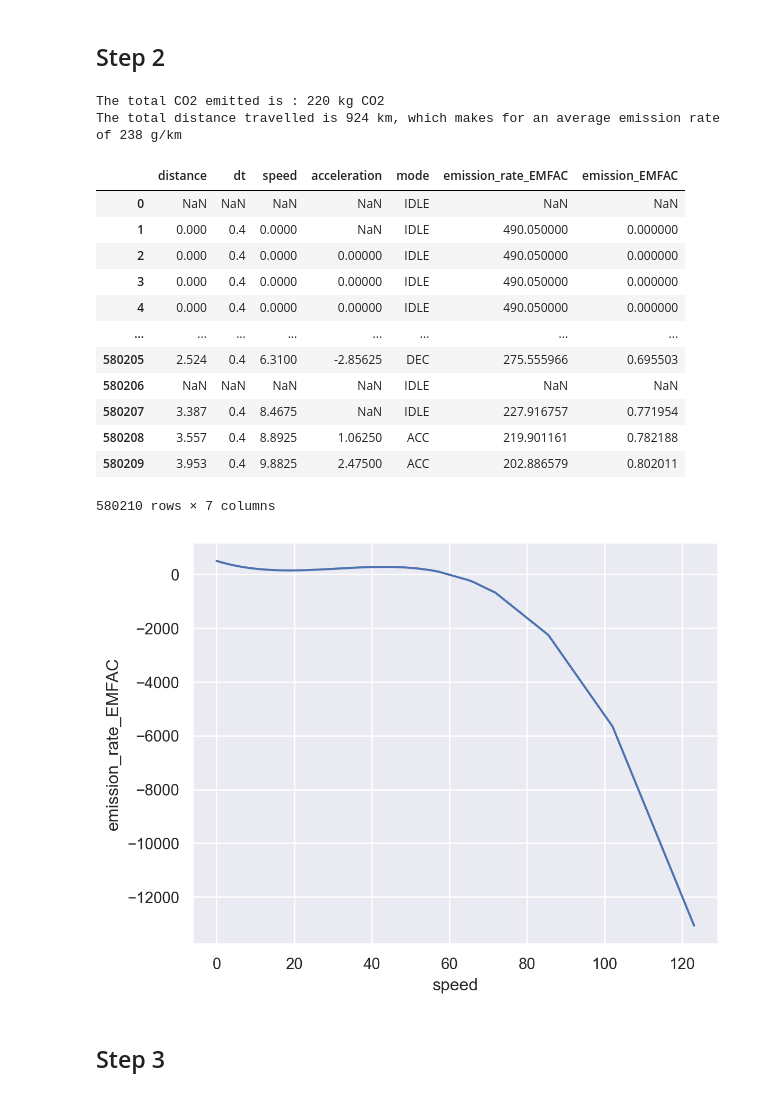
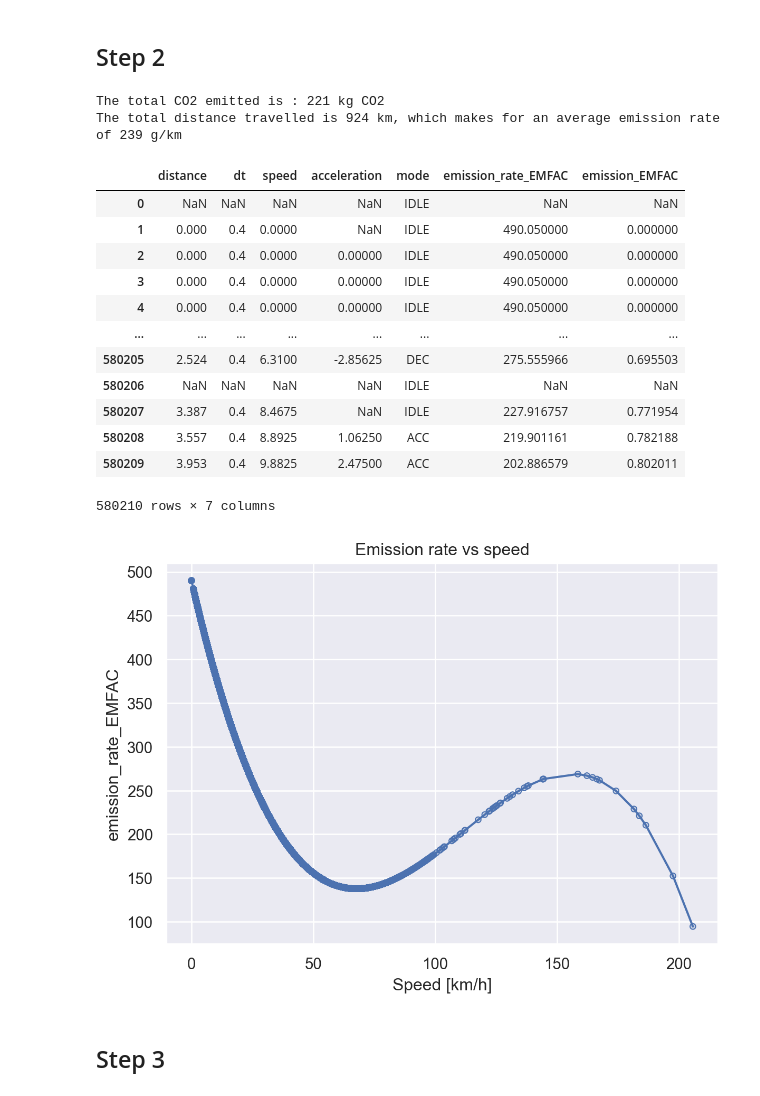
Before and after one commit to s221568/Trafic, a Jupyter notebook: Lab 2/JA.ipynb, the cells around one changed output. Cells and saved outputs as stored; diff of their text form; code cells hidden in the pictures.

```diff
--- a/Lab 2/JA.ipynb
+++ b/Lab 2/JA.ipynb
@@ -145,8 +147,8 @@ df.groupby(by="Vehicle_type")["speed"].mean().to_frame()
 emission = lambda v : 0.55 * (891 - 22.1360 * v + 0.2346 * v**2 -0.0007 * v**3)  # noqa: E731
 kmh = lambda ms : 3.6 * ms  # noqa: E731
 
-
 df["emission_rate_EMFAC"] = df.speed.apply(lambda x: emission(kmh(x)))
+df.loc[df.emission_rate_EMFAC<=0] = np.NaN # do not count negative values (which happen for very high speeds)
 df["emission_EMFAC"] = (df.emission_rate_EMFAC * df.distance/1000)
 total_emission = df.emission_EMFAC.sum()
 total_travelled = df.distance.sum() / 1000
@@ -156,8 +158,8 @@ print(f"The total CO2 emitted is : {total_emission / 1000:,.0f} kg CO2")
 print(f"The total distance travelled is {total_travelled:,.0f} km, which makes for an average emission rate of {average_emission:,.0f} g/km")
 display(df[["distance", "dt", "speed", "acceleration", "mode", "emission_rate_EMFAC", "emission_EMFAC"]])
 # %% [output]
-The total CO2 emitted is : 220 kg CO2
-The total distance travelled is 924 km, which makes for an average emission rate of 238 g/km
+The total CO2 emitted is : 221 kg CO2
+The total distance travelled is 924 km, which makes for an average emission rate of 239 g/km
 |  | distance | dt | speed | acceleration | mode | emission_rate_EMFAC | emission_EMFAC |
 | 0 | NaN | NaN | NaN | NaN | IDLE | NaN | NaN |
 | 1 | 0.000 | 0.4 | 0.0000 | NaN | IDLE | 490.050000 | 0.000000 |
@@ -173,12 +175,15 @@ The total distance travelled is 924 km, which makes for an average emission rate
 580210 rows × 7 columns
 # %%
 (
-    so.Plot(data=df, x="speed", y="emission_rate_EMFAC")
+    so.Plot(data=df, x=kmh(df["speed"]), y="emission_rate_EMFAC")
     .add(so.Line())
+    .add(so.Dots())
+    .label(x="Speed [km/h]", title="Emission rate vs speed")
+    .save("Graphs//T2_emission_rate_speed.png")
     .plot()
 )
 # %% [output]
-[figure, old version]
+[figure, new version]
 # %% [markdown]
 ## Step 3
 # %%
```
Also changed, not shown: parts of 15 cells of this notebook, 7 other files.
